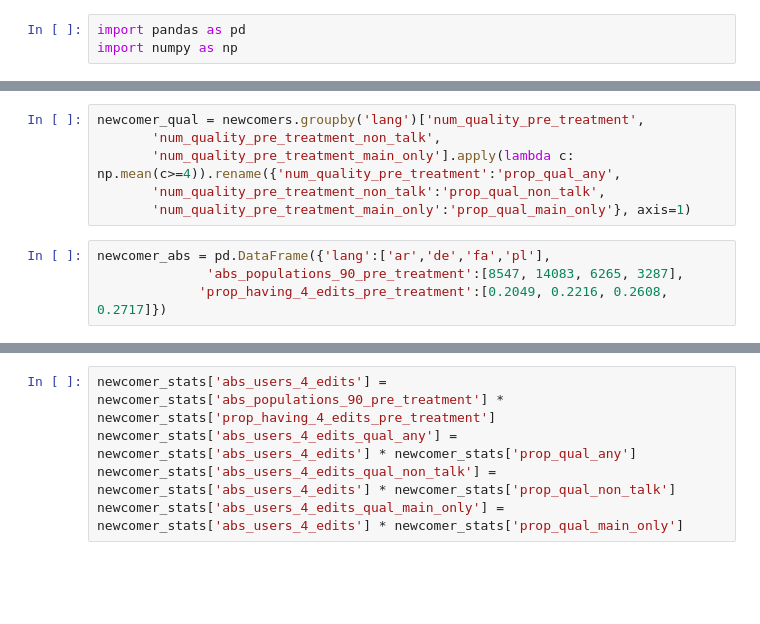
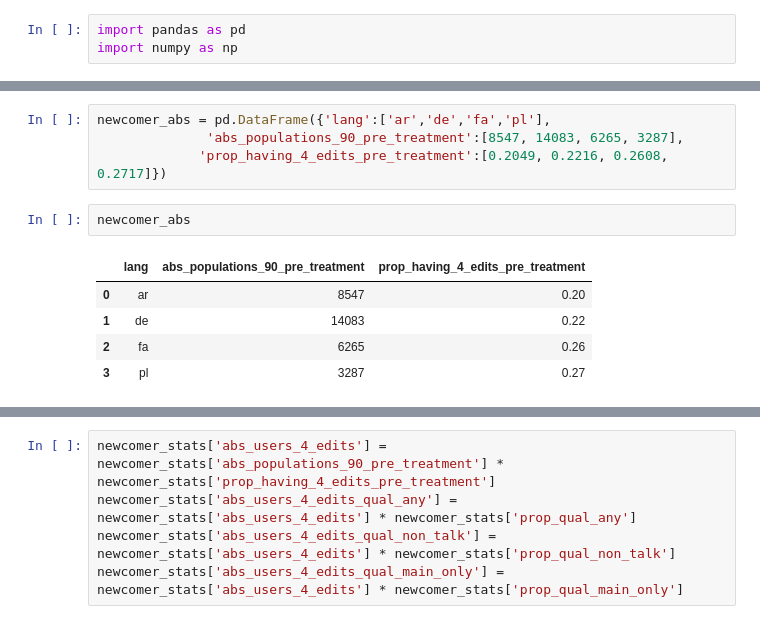
Before and after one commit to citizensandtech/civilservant-wikipedia-gratitude-population-sampling, a Jupyter notebook: ipython/estimate newcomers with 4 quality edits.ipynb, the cells around one changed output, grey strips where cells are left out. Drawn from its saved outputs; the diff is of its cells as text; blank space fills up the shorter version.

```diff
--- a/ipython/estimate newcomers with 4 quality edits.ipynb
+++ b/ipython/estimate newcomers with 4 quality edits.ipynb
@@ -67,13 +159,15 @@ num_quality_pre_treatment_main_only    0.460625
 dtype: float64
-# %%
-newcomer_qual = newcomers.groupby('lang')['num_quality_pre_treatment',
-       'num_quality_pre_treatment_non_talk',
-       'num_quality_pre_treatment_main_only'].apply(lambda c: np.mean(c>=4)).rename({'num_quality_pre_treatment':'prop_qual_any',
-       'num_quality_pre_treatment_non_talk':'prop_qual_non_talk',
-       'num_quality_pre_treatment_main_only':'prop_qual_main_only'}, axis=1)
 # %%
 newcomer_abs = pd.DataFrame({'lang':['ar','de','fa','pl'],
               'abs_populations_90_pre_treatment':[8547, 14083, 6265, 3287],
              'prop_having_4_edits_pre_treatment':[0.2049, 0.2216, 0.2608, 0.2717]})
+# %%
+newcomer_abs
+# %% [output]
+|  | lang | abs_populations_90_pre_treatment | prop_having_4_edits_pre_treatment |
+| 0 | ar | 8547 | 0.20 |
+| 1 | de | 14083 | 0.22 |
+| 2 | fa | 6265 | 0.26 |
+| 3 | pl | 3287 | 0.27 |
 # %%
 newcomer_stats = pd.merge(newcomer_abs, newcomer_qual, on='lang').set_index('lang')
```
Also changed, not shown: parts of 21 cells of this notebook, 2 other files.
